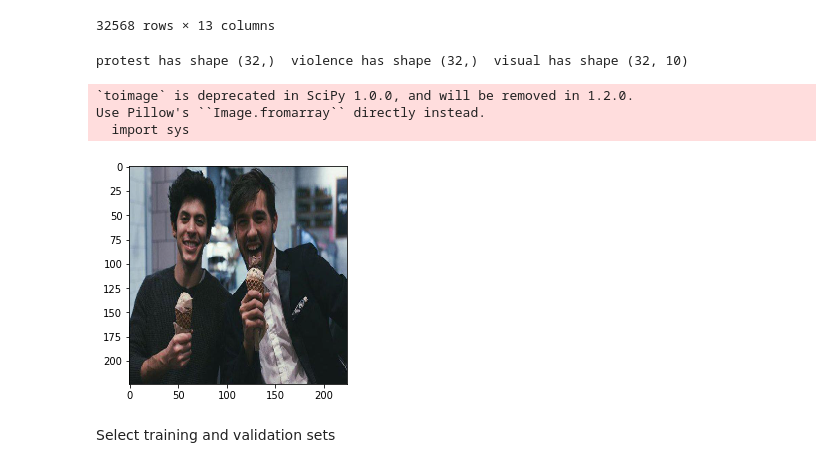
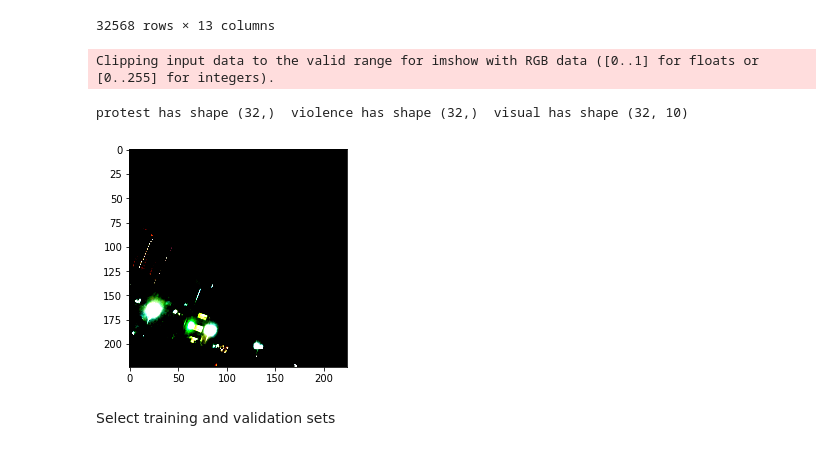
Before and after one commit to kalkun/Thesis, a Jupyter notebook: analysis/UCLA_results_validation.ipynb, the cells around one changed output. Drawn from its saved outputs; the diff is of its cells as text; code cells hidden in the pictures.

Commit message:
minor changes to newborn transforms, readied the notebook rocket

```diff
--- a/analysis/UCLA_results_validation.ipynb
+++ b/analysis/UCLA_results_validation.ipynb
@@ -177,8 +179,18 @@ train
 | 2da46665c1c1e52a | train-32602.jpg | -1.000000 | False | -1 | -1 | -1 | -1 | -1 | -1 | -1 | ... |
 32568 rows × 13 columns
 # %%
-dummy_test_generator = au.ResizeSequence(df[np.random.randint(10):np.random.randint(20, 30)], batch_size,
-                                         targets = ['protest', 'violence', tag_cols])
+dummy_test_generator = au.ResizeSequence(
+    df[np.random.randint(100):np.random.randint(100, 200)],
+    batch_size,
+    targets = ['protest', 'violence', tag_cols],
+    transforms = [
+        transforms.randomResizedCrop,
+        transforms.randomRotation,
+        transforms.randomHorizontalFlip,
+        transforms.colorJitter,
+        transforms.normalize
+    ]
+)
 train_generator = au.ResizeSequence(train, batch_size,
                                     targets = ['protest', 'violence', tag_cols])
 validation_generator = au.ResizeSequence(val, batch_size,
@@ -190,21 +202,18 @@ test_visual = test[tag_cols]
 test_violence = test['violence']
 test_protest = test['protest']
 # %%
-# test generator
-first = dummy_test_generator.__getitem__(0)
+first = next(dummy_test_generator.__iter__())
 image = first[0][0]
 protest = first[1][0]
 violence = first[1][1]
 visual = first[1][2]
-img = scipy.misc.toimage(image)
+img = np.array(image)
 plt.imshow(img)
 print("protest has shape", protest.shape, " violence has shape", violence.shape, " visual has shape", visual.shape)
 # %% [output]
-protest has shape (32,)  violence has shape (32,)  visual has shape (32, 10)
+Clipping input data to the valid range for imshow with RGB data ([0..1] for floats or [0..255] for integers).
-`toimage` is deprecated in SciPy 1.0.0, and will be removed in 1.2.0.
-Use Pillow's ``Image.fromarray`` directly instead.
-  import sys
+protest has shape (32,)  violence has shape (32,)  visual has shape (32, 10)
-[figure, old version]
+[figure, new version]
 # %% [markdown]
 Select training and validation sets
 # %% [markdown]
```
Also changed, not shown: parts of 7 cells of this notebook, 2 other files.
